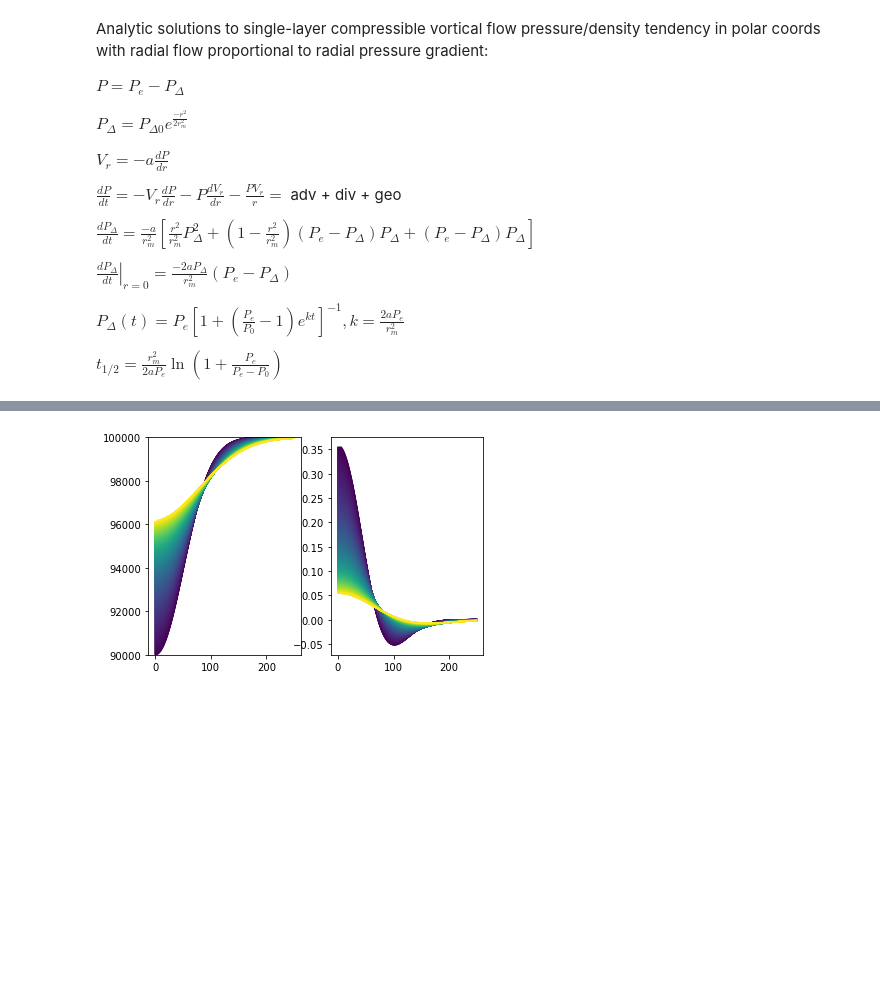
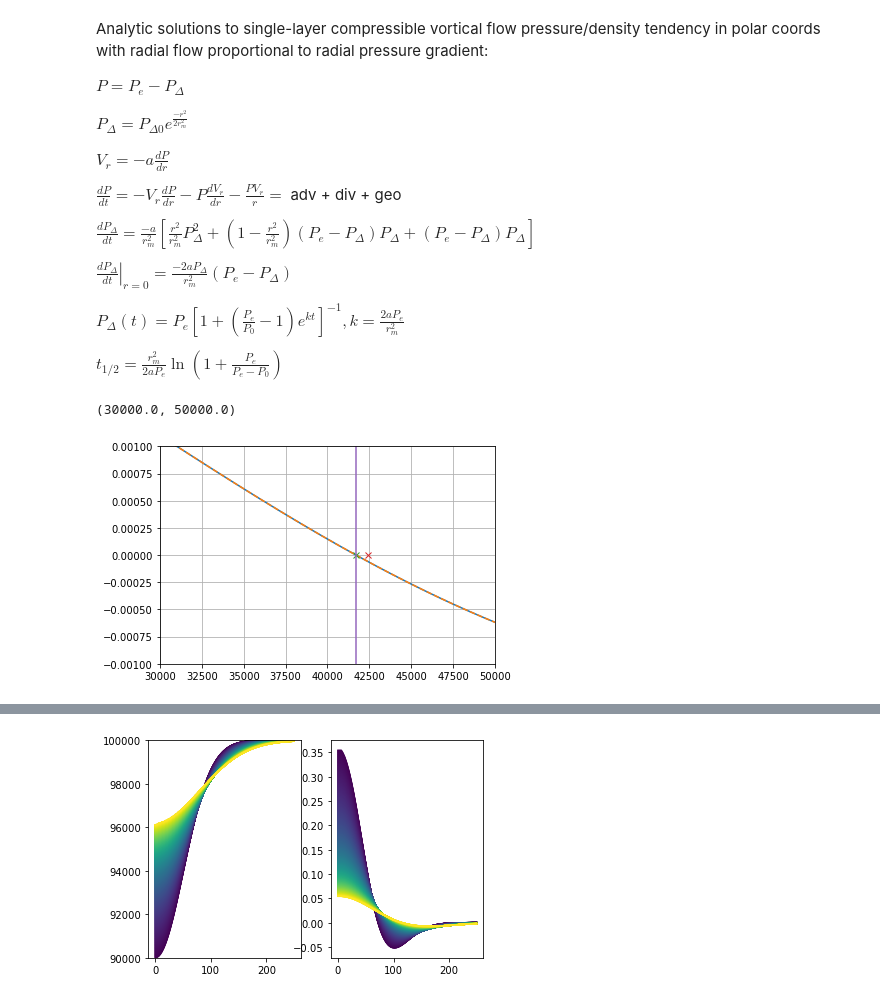
Before and after one commit to suprdory/wrfstore-py, a Jupyter notebook: pressure_tend_anal_sols.ipynb, the cells around one changed output, grey strips where cells are left out. Saved outputs shown, nothing was run; the diff lists cells and outputs as text; code cells hidden in the pictures; blank space fills up the shorter version.

```diff
--- a/pressure_tend_anal_sols.ipynb
+++ b/pressure_tend_anal_sols.ipynb
@@ -21,3 +22,61 @@ import numpy as np
 from matplotlib import pyplot as plt
 %config InlineBackend.print_figure_kwargs={'facecolor' : "w"}
+# %%
+a=0.1
+r0=30000
+r=np.arange(100,250000,50)
+rkm=r/1000
+dr=r[1]-r[0]
+
+Pe=101600
+Pdmax=9000
+
+Pd=Pdmax*np.exp(-r**2/(2*r0**2))
+P=Pe-Pd
+# rho=P/(287*300)
+R=287
+T=300
+dPdr=np.gradient(P,r)
+d2Pdr2=np.gradient(dPdr,r)
+
+Vt=np.sqrt(R*T*(r*dPdr)/P)
+VtGauss=np.sqrt(R*T)*(r/r0)*(Pe/P-1)**0.5
+
+dVtdr=np.gradient(Vt,r)
+
+Vr=-a*dPdr
+dVrdr=np.gradient(Vr,r)
+#
+# plt.plot(r,Vt)
+# plt.plot(r,VtGauss,'--')
+plt.plot(r,dVtdr)
+plt.plot(r,np.sqrt(R*T/r0**2*(Pe/P-1))*(1-r**2*Pe/(2*r0**2*P)),'--')
+plt.grid(True)
+
+# a=np.sqrt(2*r0**2)
+# b=Pdmax/Pe
+# rmax=a*(1-lambertw(b*np.exp(1)/a))
+
+rmax=(2*r0**2*(lambertw(-np.exp(-1)*Pdmax/Pe)+1))**0.5
+rmax2=(2*r0**2*(0+1))**0.5
+
+plt.plot(rmax,0,'x')
+plt.plot(rmax2,0,'x')
+plt.plot(r,2*r0**2*(Pe-Pdmax*np.exp(-r**2/(2*r0**2)))-r**2*Pe)
+plt.ylim((-.001,.001))
+plt.xlim((30000,50000))
+# dPm1dr=np.gradient(1/P,r)
+# plt.plot(r,dPm1dr)
+# plt.plot(r,-1/P**2*r/r0**2*(Pe-P),'--')
+
+# plt.plot(r,dPdr)
+# plt.plot(r,(r/r0**2)*(Pe-P),'--')
+# plt.grid(True)
+
+# plt.plot(r,d2Pdr2)
+# plt.plot(r,((Pe-P)/r0**2)*(1-(r**2)/(r0**2)),'--')
+# plt.grid(True)
+# %% [output]
+(30000.0, 50000.0)
+[figure, added]
 # %%
```
Also changed, not shown: parts of 4 cells of this notebook, 15 other files.
